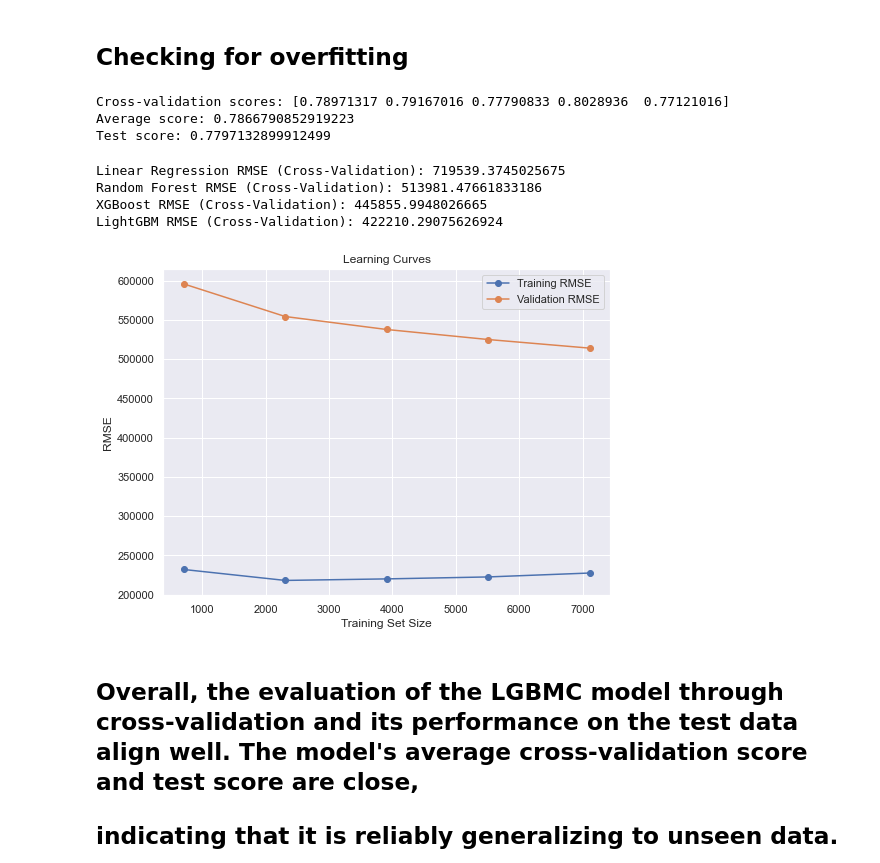
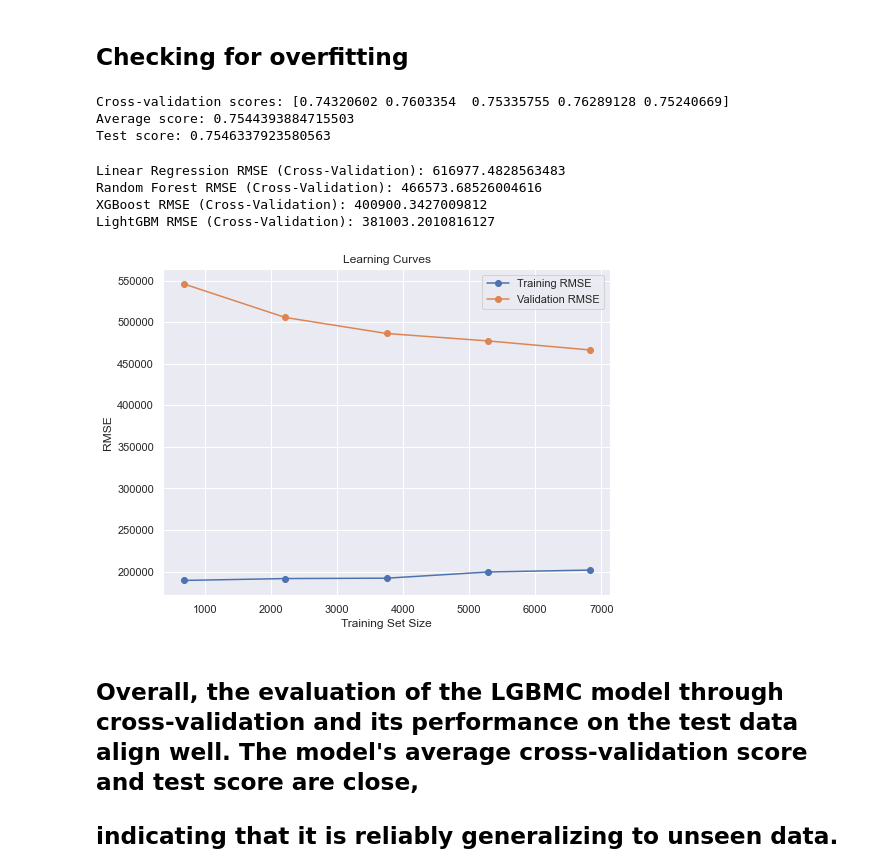
Before and after one commit to mzytobi/Real_estate-Pricing, a Jupyter notebook: Real Estate Prediction.ipynb, the cells around one changed output. Drawn from its saved outputs; the diff is of its cells as text; code cells hidden in the pictures.

```diff
--- a/Real Estate Prediction.ipynb
+++ b/Real Estate Prediction.ipynb
@@ -373,18 +397,17 @@ sns.distplot(train['price'])
 <AxesSubplot:xlabel='price', ylabel='Density'>
 [figure]
 # %%
-def cap_outlier(data,var):
-    q1,q3=np.percentile(data[var],[25,75])
-    iqr=q3-q1
-    lower=q1-1.5*iqr
-    upper=q3+1.5*iqr
-
-    data[var].values[data[var].values>upper]=upper
-    data[var].values[data[var].values<lower]=lower
-    data.reset_index(drop=True,inplace=True)
+def drop_outlier(data,var):
+    q1, q3 = np.percentile(data[var], [25, 75])
+    iqr = q3 - q1
+    lower = q1 - 1.5*iqr
+    upper = q3 + 1.5*iqr
+    data = data[data[var]< upper]
+    data = data[data[var]> lower]
+    data.reset_index(drop=True, inplace = True)
     return data
 # %%
-train=cap_outlier(train,'price')
+train=drop_outlier(train,'price')
 # %%
 sns.boxplot(train['price'])
 # %% [output]
@@ -791,10 +813,10 @@ kfold = KFold(n_splits=num_folds, shuffle=True, random_state=42)
 # Create an instance of your model
 
 # Perform cross-validation on the training data
-train_scores = cross_val_score(model5,X_train, y_train, cv=kfold)
+train_scores = cross_val_score(model6,X_train, y_train, cv=kfold)
 
 # Fit the model on the training data
-model5.fit(X_train, y_train)
+model6.fit(X_train, y_train)
 
 # Evaluate the model on the test data
 test_score = model5.score(X_test, y_test)
@@ -804,9 +826,9 @@ print("Cross-validation scores:", train_scores)
 print("Average score:", train_scores.mean())
 print("Test score:", test_score)
 # %% [output]
-Cross-validation scores: [0.78971317 0.79167016 0.77790833 0.8028936  0.77121016]
-Average score: 0.7866790852919223
-Test score: 0.7797132899912499
+Cross-validation scores: [0.74320602 0.7603354  0.75335755 0.76289128 0.75240669]
+Average score: 0.7544393884715503
+Test score: 0.7546337923580563
 # %%
 ## Checking for Bias-variance tradeoff analysis
 # %%
@@ -831,8 +853,8 @@ xgb_model = XGBRegressor(n_estimators=100, random_state=42)
 lgbm_model = LGBMRegressor(n_estimators=100, random_state=42)
 
 # Function to plot learning curves
-def plot_learning_curves(model, X_train, y_train):
-    train_sizes, train_scores, test_scores = learning_curve(model, X_train, y_train, cv=5, scoring='neg_mean_squared_error')
+def plot_learning_curves(model6, X_train, y_train):
+    train_sizes, train_scores, test_scores = learning_curve(model6, X_train, y_train, cv=5, scoring='neg_mean_squared_error')
     train_rmse = np.sqrt(-train_scores.mean(axis=1))
     test_rmse = np.sqrt(-test_scores.mean(axis=1))
 
@@ -842,38 +864,38 @@ def plot_learning_curves(model, X_train, y_train):
     plt.xlabel('Training Set Size')
     plt.ylabel('RMSE')
     plt.legend()
     plt.title('Learning Curves')
     plt.show()
 
 # Function to evaluate model performance using cross-validation
 def evaluate_model(model, X_train, y_train):
     cv_rmse = np.sqrt(-cross_val_score(model, X_train, y_train, cv=5, scoring='neg_mean_squared_error'))
     return cv_rmse
 
 # Evaluate linear regression model
 linear_reg_rmse = evaluate_model(linear_reg_model, X_train, y_train)
 print("Linear Regression RMSE (Cross-Validation):", linear_reg_rmse.mean())
 
 # Evaluate random forest model
 rf_rmse = evaluate_model(rf_model, X_train, y_train)
 print("Random Forest RMSE (Cross-Validation):", rf_rmse.mean())
 
 # Evaluate XGBoost model
 xgb_rmse = evaluate_model(xgb_model, X_train, y_train)
 print("XGBoost RMSE (Cross-Validation):", xgb_rmse.mean())
 
 # Evaluate LightGBM model
 lgbm_rmse = evaluate_model(lgbm_model, X_train, y_train)
 print("LightGBM RMSE (Cross-Validation):", lgbm_rmse.mean())
 
 # Plot learning curves for the random forest model
 plot_learning_curves(rf_model, X_train, y_train)
 # %% [output]
-Linear Regression RMSE (Cross-Validation): 719539.3745025675
-Random Forest RMSE (Cross-Validation): 513981.47661833186
-XGBoost RMSE (Cross-Validation): 445855.9948026665
-LightGBM RMSE (Cross-Validation): 422210.29075626924
+Linear Regression RMSE (Cross-Validation): 616977.4828563483
+Random Forest RMSE (Cross-Validation): 466573.68526004616
+XGBoost RMSE (Cross-Validation): 400900.3427009812
+LightGBM RMSE (Cross-Validation): 381003.2010816127
-[figure, old version]
+[figure, new version]
 # %% [markdown]
 ## Overall, the evaluation of the LGBMC model through cross-validation and its performance on the test data align well. The model's average cross-validation score and test score are close,
 ## indicating that it is reliably generalizing to unseen data.
```
Also changed, not shown: parts of 30 cells of this notebook, 4 other files.
